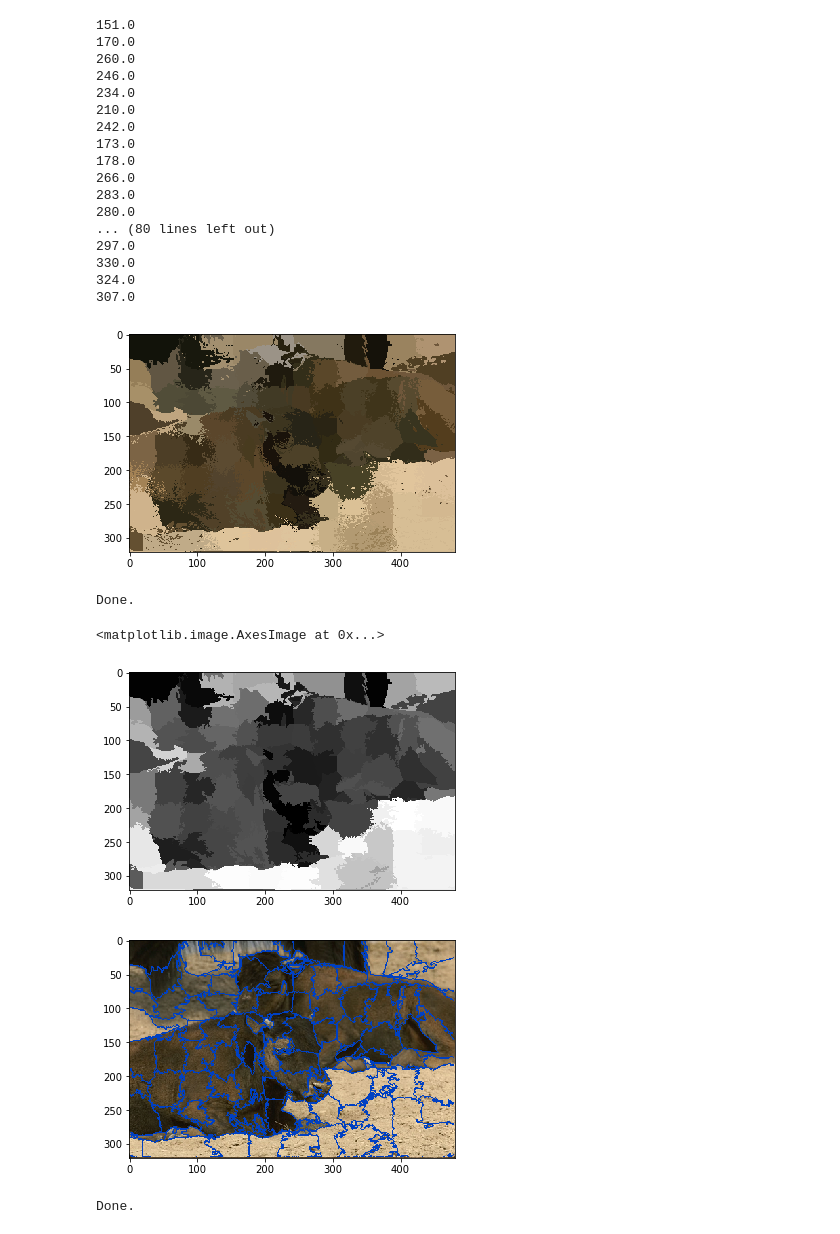
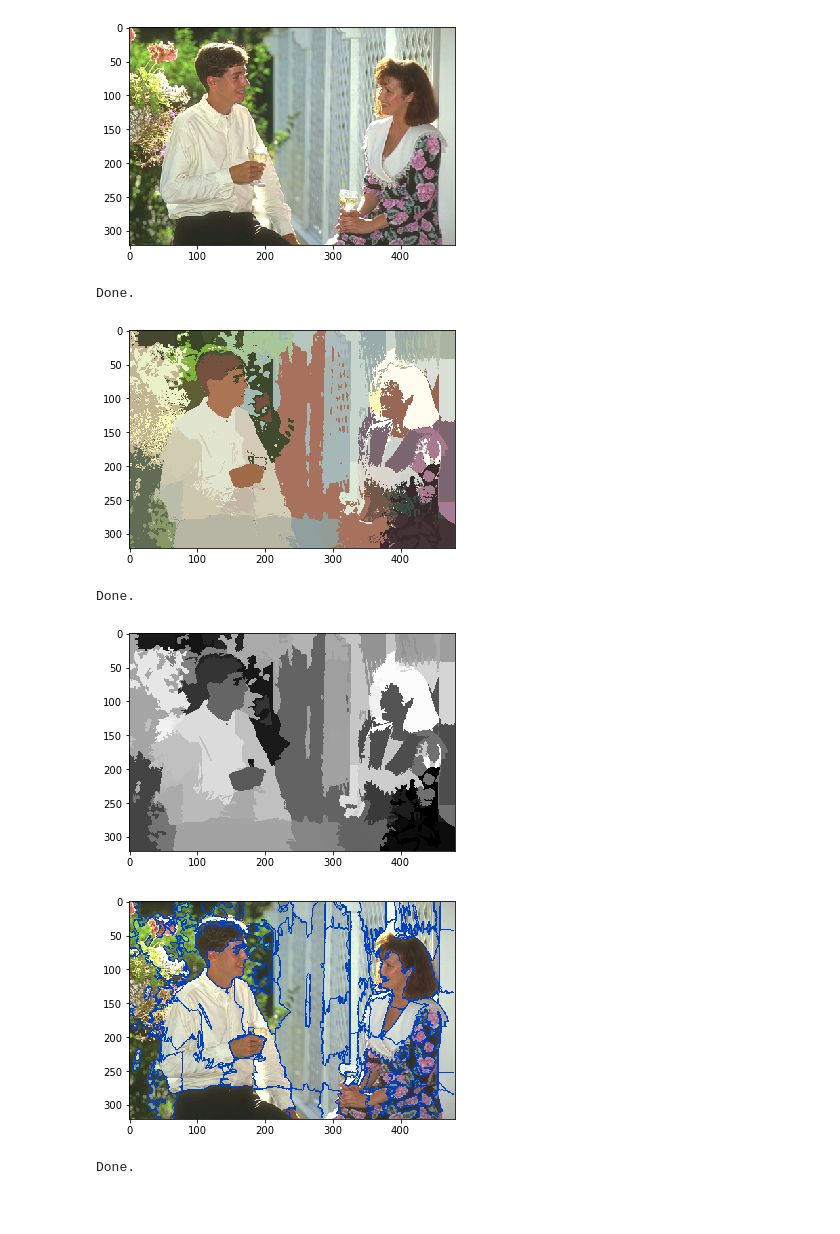
Before and after one commit to kariulele/PLOP-texture_segmentation, a Jupyter notebook: Projet.ipynb, the cells around one changed output. Cells and saved outputs as stored; diff of their text form; code cells hidden in the pictures; blank space fills up the shorter version.

```diff
--- a/Projet.ipynb
+++ b/Projet.ipynb
@@ -382,39 +382,10 @@ Done.
-# %%
-res = calculpix(im, nb_point, 100000)
-# %% [output]
-151.0
-170.0
-260.0
-246.0
-234.0
-210.0
-242.0
-173.0
-178.0
-266.0
-283.0
-280.0
-... (80 lines left out)
-297.0
-330.0
-324.0
-307.0
-# %%
-plot_img(res)
-# %% [output]
-[figure, removed]
-Done.
-# %%
-test = cv2.cvtColor(res.astype(np.uint8), cv2.COLOR_LAB2RGB)
-test = cv2.cvtColor(test, cv2.COLOR_RGB2GRAY)
-test = skimo.area_opening(skimo.area_closing(test))
-plt.imshow(test, cmap='gray')
-# %% [output]
-<matplotlib.image.AxesImage at 0x...>
-[figure, removed]
-# %%
-fuseborder = addborder(im, test)
-plot_img(fuseborder)
-# %% [output]
-[figure, removed]
-Done.
+# %%
+plop("./Dataset/157055.jpg", 100, 13)
+# %% [output]
+[figure, added]
+Done.
+[figure, added]
+Done.
+[figure, added]
+[figure, added]
+Done.
```
Also changed, not shown: parts of 9 cells of this notebook.
